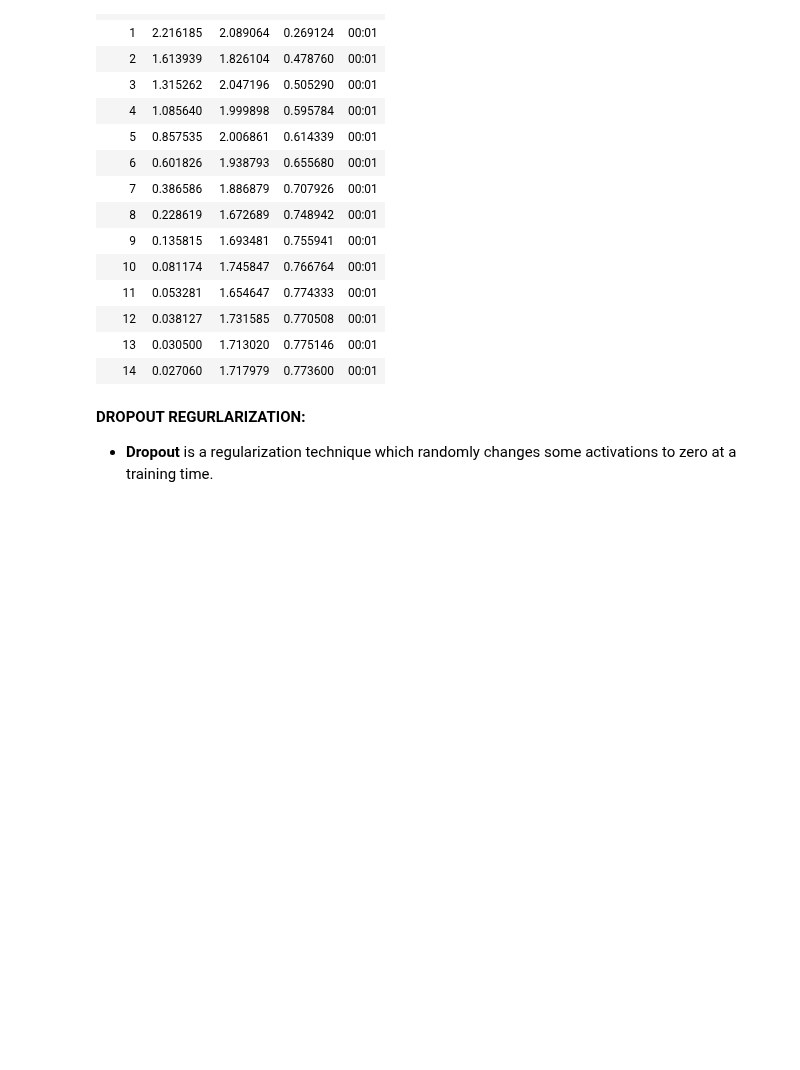
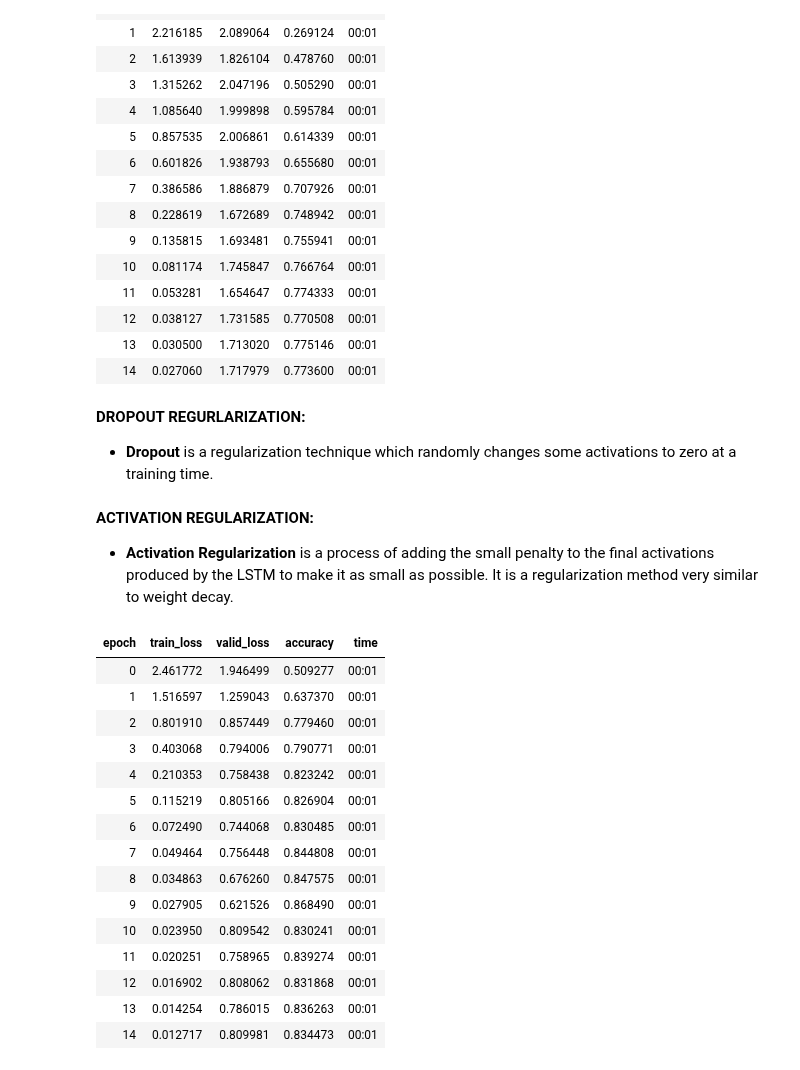
Before and after one commit to ThinamXx/Fastai, a Jupyter notebook: 11. Language Model/LanguageModel.ipynb, the cells around one changed output. Saved outputs shown, nothing was run; the diff lists cells and outputs as text; code cells hidden in the pictures; blank space fills up the shorter version.

```diff
--- a/11. Language Model/LanguageModel.ipynb
+++ b/11. Language Model/LanguageModel.ipynb
@@ -420,3 +420,25 @@ class Dropout(Module):                                  # Defining Dropout Class
         if not self.training: return x
         mask = x.new(*x.shape).bernoulli_(1-p)          # Initializing Tensors.
         return x * mask.div_(1-p)
+# %% [markdown]
+**ACTIVATION REGULARIZATION:**
+- **Activation Regularization** is a process of adding the small penalty to the final activations produced by the LSTM to make it as small as possible. It is a regularization method very similar to weight decay.
+# %%
+#@ LANGUAGE MODEL IN PYTORCH: REGULARIZED LONG SHORT TERM MEMORY:
+class LMModel7(Module):                                                 # Defining Language Model Class.
+    def __init__(self, vocab_sz, n_hidden, n_layers, p):                # Initializing Constructor Function.
+        self.i_h = nn.Embedding(vocab_sz, n_hidden)                     # Initializing Embedding Layer.
+        self.rnn = nn.LSTM(n_hidden,n_hidden,n_layers,batch_first=True) # Initializing LSTM Layer.
+        self.drop = nn.Dropout(p)                                       # Initializing Dropout Layer.
+        self.h_o = nn.Linear(n_hidden, vocab_sz)                        # Initializing Linear Layer.
+        self.h_o.weight = self.i_h.weight                               # Initializing Same Input Embeddings.
+        self.h = [torch.zeros(n_layers,bs,n_hidden) for _ in range(2)]  # Initializing Hidden State.
+
+    def forward(self, x):                                               # Forward Propagation Function.
+        raw, h = self.rnn(self.i_h(x), self.h)                          # Implementation of LSTM Layer.
+        out = self.drop(raw)                                            # Implementation of Dropout Layer.
+        self.h = [h_.detach() for h_ in h]                              # Removing all the Gradients History.
+        return self.h_o(out), raw, out                                  # Normal Output, Activations and Dropout Activations.
+
+    def reset(self):                                                    # Defining Reset Function.
+        for h in self.h: h.zero_()
@@ -422,0 +450,24 @@ class Dropout(Module):                                  # Defining Dropout Class
+# %%
+#@ CREATING REGULARIZED LEARNER: SIMILAR AS ABOVE:
+learn = TextLearner(dls, LMModel7(len(vocab), 64, 2, 0.4),              # Initializing Text Learner.
+                    loss_func=CrossEntropyLossFlat(), metrics=accuracy) # Initializing Loss Function and Metrics.
+# %%
+#@ TRAINING THE MODEL:
+learn.fit_one_cycle(15, 1e-2, wd=0.1)                                   # Training the Learner.
+# %% [output]
+| epoch | train_loss | valid_loss | accuracy | time |
+| 0 | 2.461772 | 1.946499 | 0.509277 | 00:01 |
+| 1 | 1.516597 | 1.259043 | 0.637370 | 00:01 |
+| 2 | 0.801910 | 0.857449 | 0.779460 | 00:01 |
+| 3 | 0.403068 | 0.794006 | 0.790771 | 00:01 |
+| 4 | 0.210353 | 0.758438 | 0.823242 | 00:01 |
+| 5 | 0.115219 | 0.805166 | 0.826904 | 00:01 |
+| 6 | 0.072490 | 0.744068 | 0.830485 | 00:01 |
+| 7 | 0.049464 | 0.756448 | 0.844808 | 00:01 |
+| 8 | 0.034863 | 0.676260 | 0.847575 | 00:01 |
+| 9 | 0.027905 | 0.621526 | 0.868490 | 00:01 |
+| 10 | 0.023950 | 0.809542 | 0.830241 | 00:01 |
+| 11 | 0.020251 | 0.758965 | 0.839274 | 00:01 |
+| 12 | 0.016902 | 0.808062 | 0.831868 | 00:01 |
+| 13 | 0.014254 | 0.786015 | 0.836263 | 00:01 |
+| 14 | 0.012717 | 0.809981 | 0.834473 | 00:01 |
```
Also changed, not shown: parts of 5 cells of this notebook.
